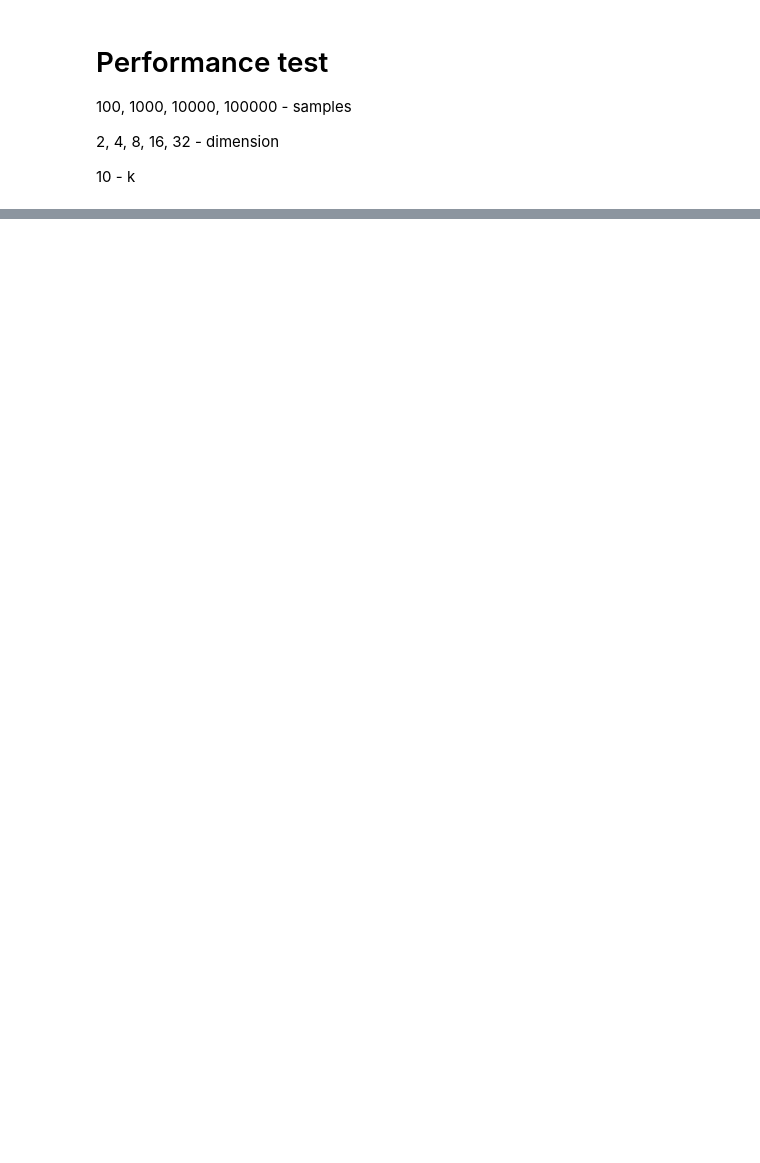
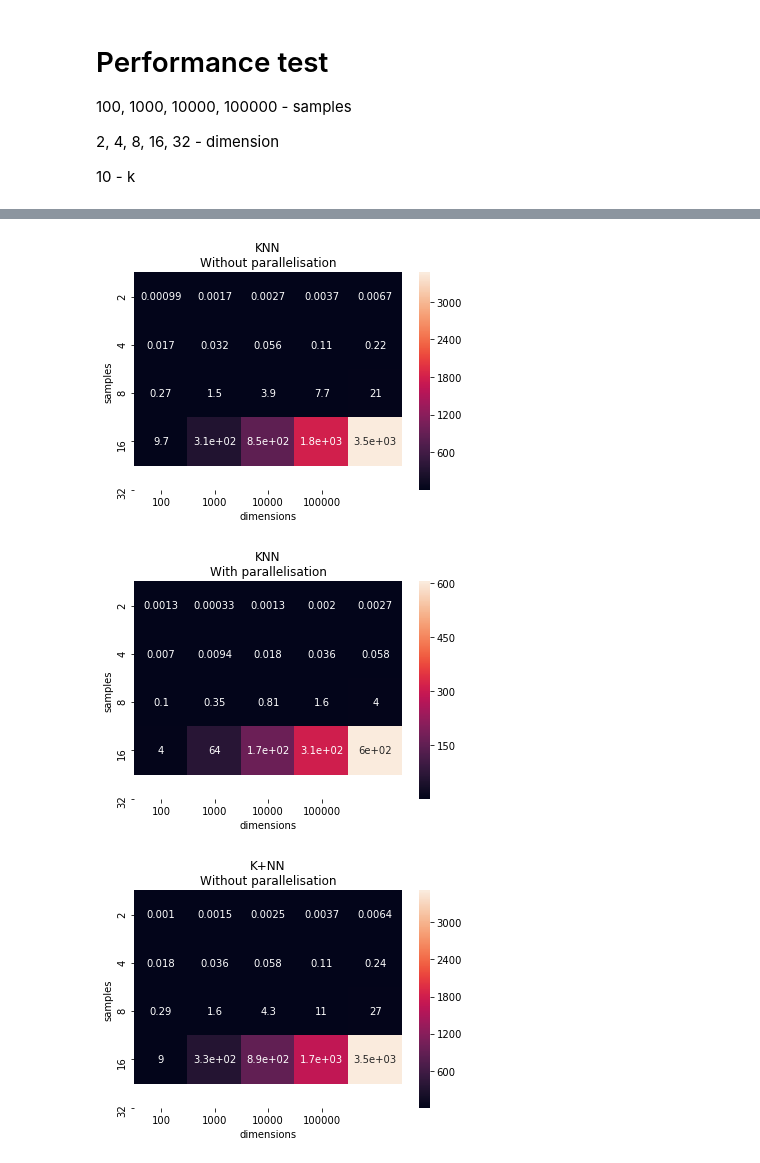
Before and after one commit to Delebrith/return-of-the-neighbours, a Jupyter notebook: experiments/performance_test.ipynb, the cells around one changed output, grey strips where cells are left out. Cells and saved outputs as stored; diff of their text form; code cells hidden in the pictures; blank space fills up the shorter version.

Commit message:
Performance results

```diff
--- a/experiments/performance_test.ipynb
+++ b/experiments/performance_test.ipynb
@@ -40,4 +46,4 @@ params = list(itertools.product(samples, dims, ks))
 # %%
 results_kNN = [
-    test_kNN(s, d, k) for s, d, k in params
+    [test_kNN(s, d, k, p) for _ in range(n_tries)] for s, d, k, p in params
 ]
@@ -65,0 +68,4 @@ Text(33.0, 0.5, 'dimensions')
+# %%
+results_kpNN = [
+    [test_kpNN(s, d, k, p) for _ in range(n_tries)] for s, d, k, p in params
+]
@@ -65,0 +130,28 @@ Text(33.0, 0.5, 'dimensions')
+# %%
+def get_mean_time(results, parallelisation):
+    return np.mean([r for (_, _, _, p), r in zip(params, results) if p == parallelisation], axis=1)
+# %%
+def show_heatmap(values, title, log_scale=False):
+    sns.heatmap(
+        np.reshape(values, (len(samples), len(dims))),
+        annot=True, xticklabels=samples, yticklabels=dims,
+        norm=LogNorm() if log_scale else None
+    )
+    plt.xlabel('dimensions')
+    plt.ylabel('samples')
+    plt.title(title)
+    plt.show()
+
+def show_results_heatmap(results, results_label, parallelisation):
+    values = get_mean_time(results, parallelisation)
+    title = f'{results_label}\n{"With" if parallelisation else "Without"} parallelisation'
+    show_heatmap(values, title)
+# %%
+show_results_heatmap(results_kNN, 'KNN', False)
+show_results_heatmap(results_kNN, 'KNN', True)
+show_results_heatmap(results_kpNN, 'K+NN', False)
+show_results_heatmap(results_kpNN, 'K+NN', True)
+# %% [output]
+[figure, added]
+[figure, added]
+[figure, added]
```
Also changed, not shown: parts of 14 cells of this notebook.
